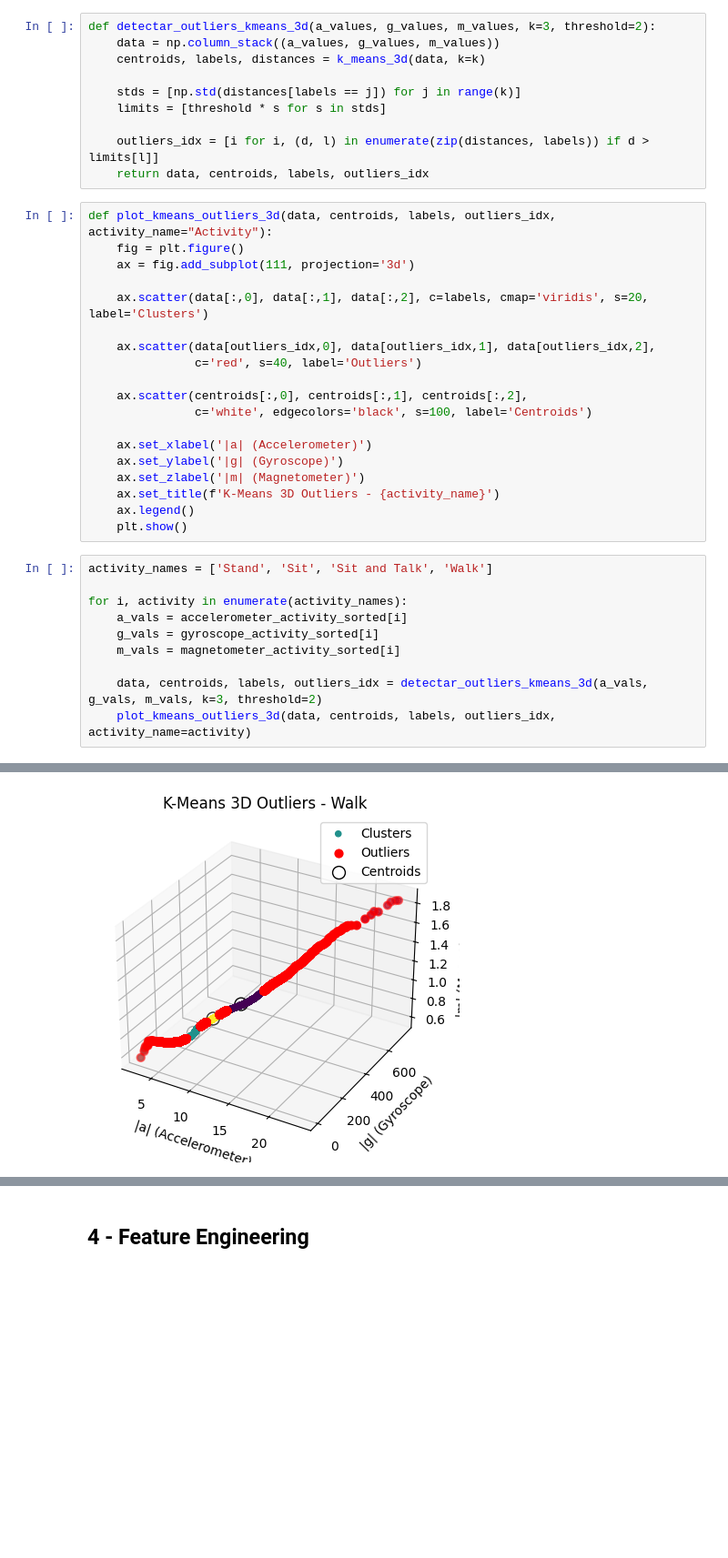
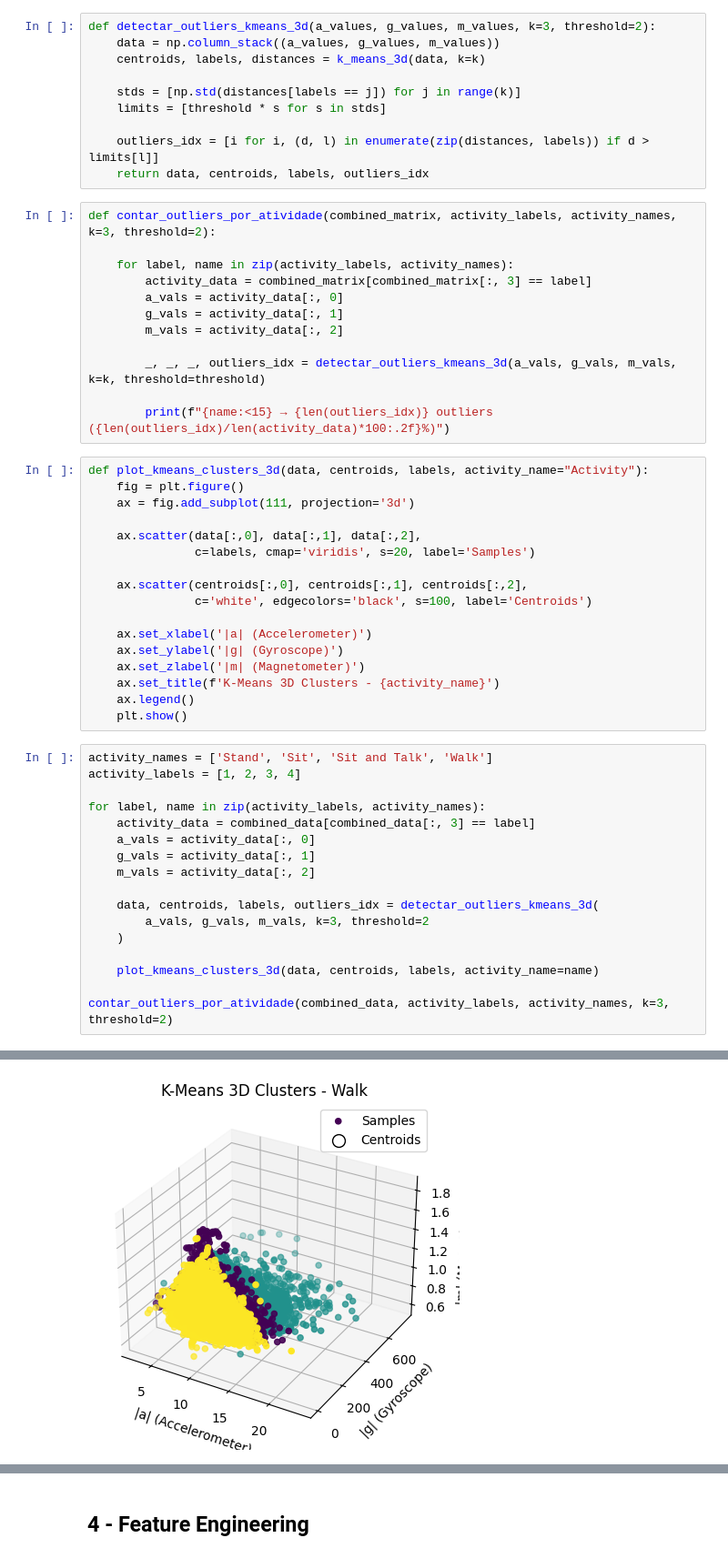
Before and after one commit to MiguelAnt17/detection_of_humans_activities, a Jupyter notebook: MiguelAntonio_2022237621.ipynb, the cells around one changed output, grey strips where cells are left out. Shown at 91% size. Cells and saved outputs as stored; diff of their text form; blank space fills up the shorter version.

```diff
--- a/MiguelAntonio_2022237621.ipynb
+++ b/MiguelAntonio_2022237621.ipynb
@@ -668,15 +694,25 @@ def detectar_outliers_kmeans_3d(a_values, g_values, m_values, k=3, threshold=2):
 
     outliers_idx = [i for i, (d, l) in enumerate(zip(distances, labels)) if d > limits[l]]
     return data, centroids, labels, outliers_idx
+# %%
+def contar_outliers_por_atividade(combined_matrix, activity_labels, activity_names, k=3, threshold=2):
+
+    for label, name in zip(activity_labels, activity_names):
+        activity_data = combined_matrix[combined_matrix[:, 3] == label]
+        a_vals = activity_data[:, 0]
+        g_vals = activity_data[:, 1]
+        m_vals = activity_data[:, 2]
+
+        _, _, _, outliers_idx = detectar_outliers_kmeans_3d(a_vals, g_vals, m_vals, k=k, threshold=threshold)
+
+        print(f"{name:<15} → {len(outliers_idx)} outliers ({len(outliers_idx)/len(activity_data)*100:.2f}%)")
 # %%
-def plot_kmeans_outliers_3d(data, centroids, labels, outliers_idx, activity_name="Activity"):
+def plot_kmeans_clusters_3d(data, centroids, labels, activity_name="Activity"):
     fig = plt.figure()
     ax = fig.add_subplot(111, projection='3d')
 
-    ax.scatter(data[:,0], data[:,1], data[:,2], c=labels, cmap='viridis', s=20, label='Clusters')
-
-    ax.scatter(data[outliers_idx,0], data[outliers_idx,1], data[outliers_idx,2],
-               c='red', s=40, label='Outliers')
+    ax.scatter(data[:,0], data[:,1], data[:,2],
+               c=labels, cmap='viridis', s=20, label='Samples')
 
     ax.scatter(centroids[:,0], centroids[:,1], centroids[:,2],
                c='white', edgecolors='black', s=100, label='Centroids')
@@ -684,17 +720,24 @@ def plot_kmeans_outliers_3d(data, centroids, labels, outliers_idx, activity_name
     ax.set_xlabel('|a| (Accelerometer)')
     ax.set_ylabel('|g| (Gyroscope)')
     ax.set_zlabel('|m| (Magnetometer)')
-    ax.set_title(f'K-Means 3D Outliers - {activity_name}')
+    ax.set_title(f'K-Means 3D Clusters - {activity_name}')
     ax.legend()
     plt.show()
 # %%
 activity_names = ['Stand', 'Sit', 'Sit and Talk', 'Walk']
+activity_labels = [1, 2, 3, 4]
 
-for i, activity in enumerate(activity_names):
-    a_vals = accelerometer_activity_sorted[i]
-    g_vals = gyroscope_activity_sorted[i]
-    m_vals = magnetometer_activity_sorted[i]
+for label, name in zip(activity_labels, activity_names):
+    activity_data = combined_data[combined_data[:, 3] == label]
+    a_vals = activity_data[:, 0]
+    g_vals = activity_data[:, 1]
+    m_vals = activity_data[:, 2]
 
-    data, centroids, labels, outliers_idx = detectar_outliers_kmeans_3d(a_vals, g_vals, m_vals, k=3, threshold=2)
-    plot_kmeans_outliers_3d(data, centroids, labels, outliers_idx, activity_name=activity)
+    data, centroids, labels, outliers_idx = detectar_outliers_kmeans_3d(
+        a_vals, g_vals, m_vals, k=3, threshold=2
+    )
+
+    plot_kmeans_clusters_3d(data, centroids, labels, activity_name=name)
+
+contar_outliers_por_atividade(combined_data, activity_labels, activity_names, k=3, threshold=2)
 # %% [output]
@@ -704 +747 @@ for i, activity in enumerate(activity_names):
-[figure, old version]
+[figure, new version]
```
Also changed, not shown: parts of 7 cells of this notebook, 2 other files.
